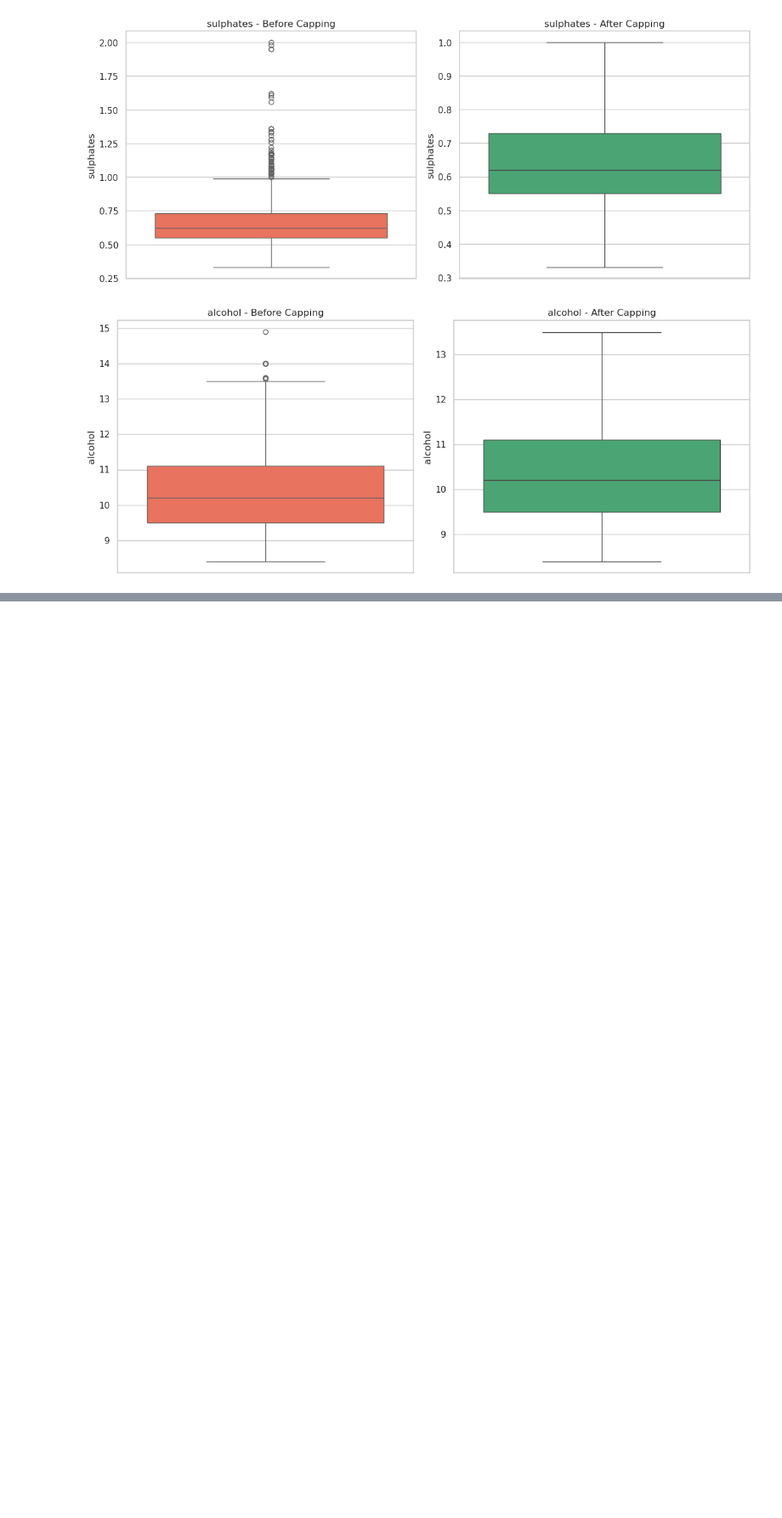
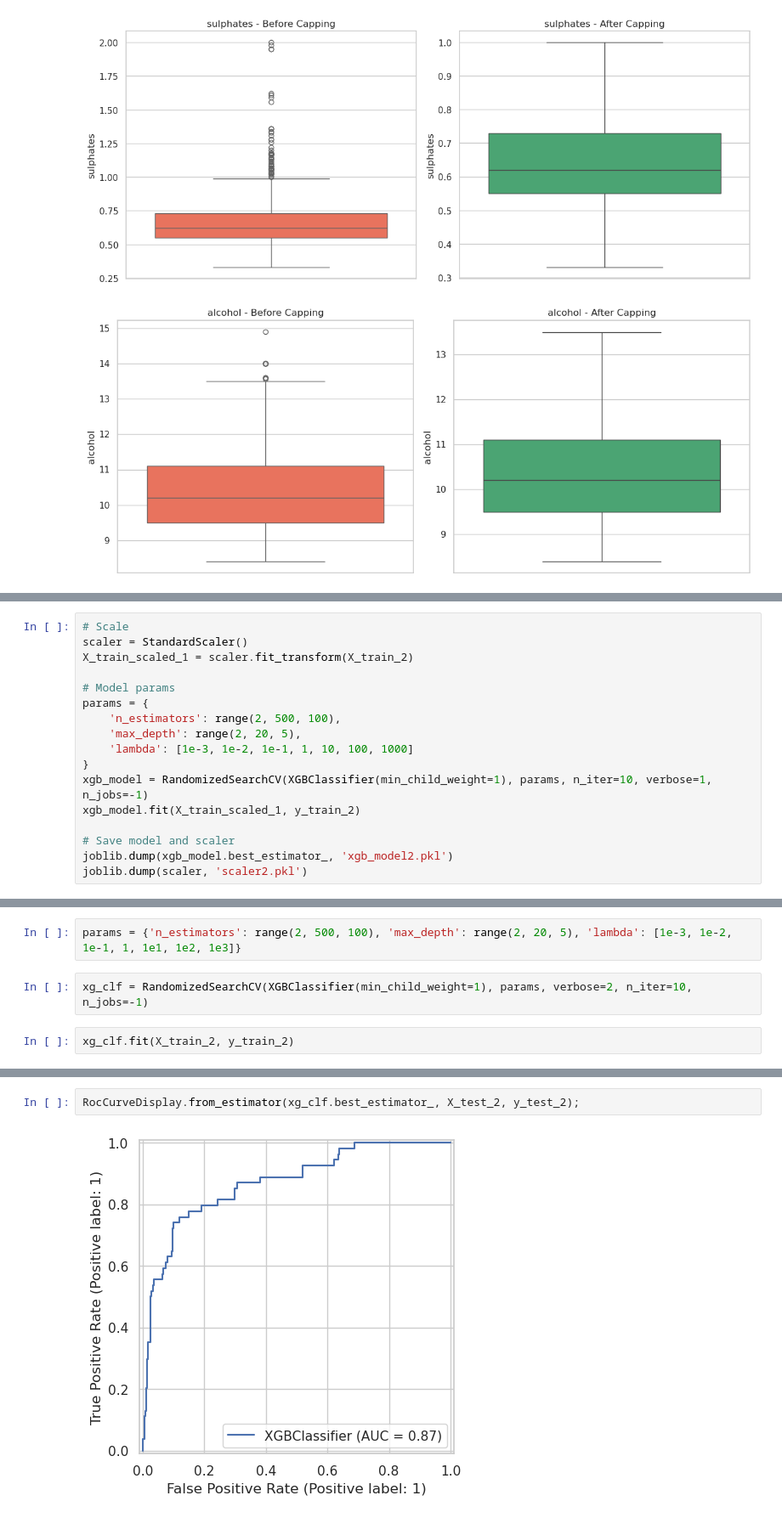
Before and after one commit to SherinDZerogithub/ML-Wine-Predicting-Model-CS1, a Jupyter notebook: wine_quality_predicting_model/notebooks/FC211017_ChamodiThennakon/xgboost.ipynb, the cells around one changed output, grey strips where cells are left out. Shown at 85% size. Saved outputs shown, nothing was run; the diff lists cells and outputs as text; blank space fills up the shorter version.

```diff
--- a/wine_quality_predicting_model/notebooks/FC211017_ChamodiThennakon/xgboost.ipynb
+++ b/wine_quality_predicting_model/notebooks/FC211017_ChamodiThennakon/xgboost.ipynb
@@ -134,0 +304,17 @@ plot_boxplots_before_after(df, df_capped, numeric_cols)
+# %%
+# Scale
+scaler = StandardScaler()
+X_train_scaled_1 = scaler.fit_transform(X_train_2)
+
+# Model params
+params = {
+    'n_estimators': range(2, 500, 100),
+    'max_depth': range(2, 20, 5),
+    'lambda': [1e-3, 1e-2, 1e-1, 1, 10, 100, 1000]
+}
+xgb_model = RandomizedSearchCV(XGBClassifier(min_child_weight=1), params, n_iter=10, verbose=1, n_jobs=-1)
+xgb_model.fit(X_train_scaled_1, y_train_2)
+
+# Save model and scaler
+joblib.dump(xgb_model.best_estimator_, 'xgb_model2.pkl')
+joblib.dump(scaler, 'scaler2.pkl')
@@ -134,0 +324,6 @@ plot_boxplots_before_after(df, df_capped, numeric_cols)
+# %%
+params = {'n_estimators': range(2, 500, 100), 'max_depth': range(2, 20, 5), 'lambda': [1e-3, 1e-2, 1e-1, 1, 1e1, 1e2, 1e3]}
+# %%
+xg_clf = RandomizedSearchCV(XGBClassifier(min_child_weight=1), params, verbose=2, n_iter=10, n_jobs=-1)
+# %%
+xg_clf.fit(X_train_2, y_train_2)
@@ -134,0 +377,4 @@ plot_boxplots_before_after(df, df_capped, numeric_cols)
+# %%
+RocCurveDisplay.from_estimator(xg_clf.best_estimator_, X_test_2, y_test_2);
+# %% [output]
+[figure, added]
```
Also changed, not shown: parts of 34 cells of this notebook, 4 other files.
